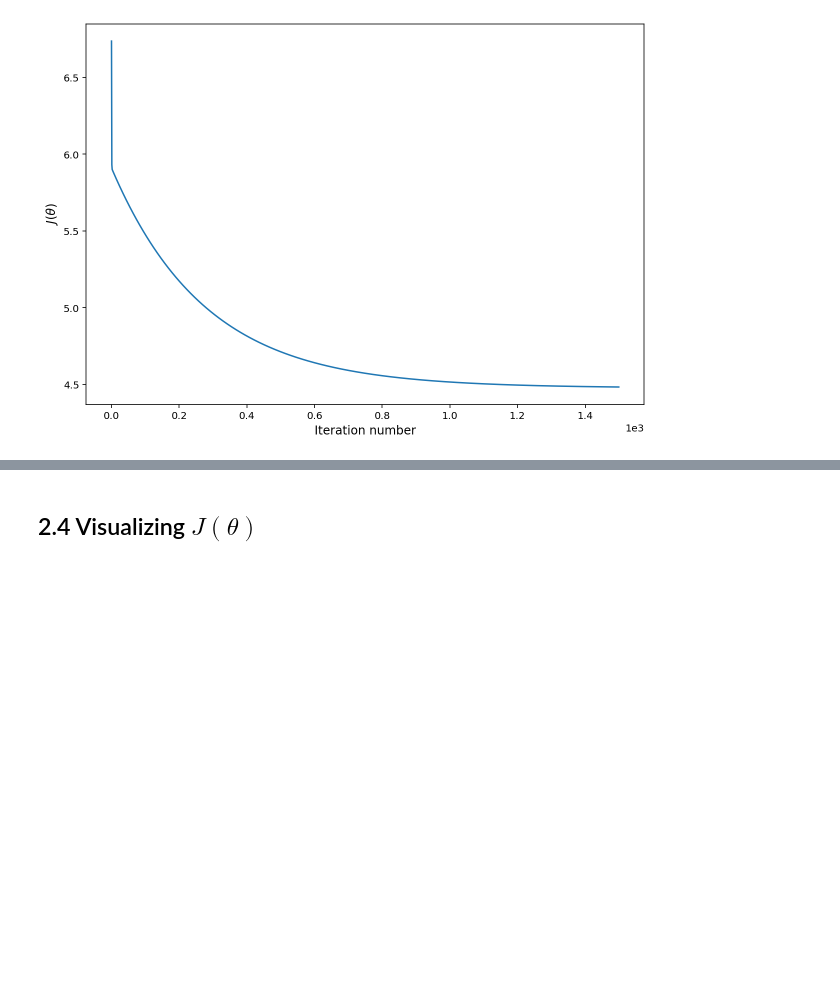
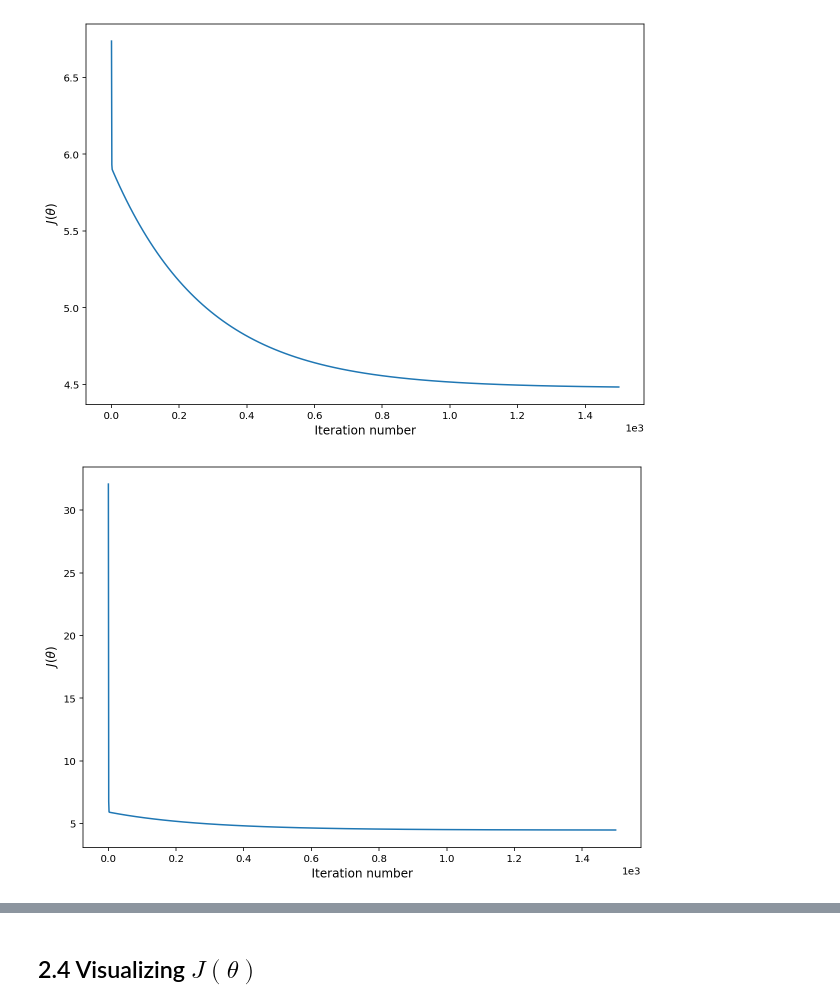
Before and after one commit to earny-joe/ML-Course-Solutions, a Jupyter notebook: ex1/ex1.ipynb, the cells around one changed output, grey strips where cells are left out. Cells and saved outputs as stored; diff of their text form; code cells hidden in the pictures; blank space fills up the shorter version.

```diff
--- a/ex1/ex1.ipynb
+++ b/ex1/ex1.ipynb
@@ -115,3 +150,5 @@ theta_new, J_history = gradientDescent(X, y, theta, alpha, iterations)
 theta_new
 # %% [output]
 array([-3.63029144,  1.16636235])
+# %%
+theta2, J_history2 = gradient_descent(X, y, theta, alpha, iterations)
@@ -123,6 +176,14 @@ plt.xlabel(r'Iteration number')
 plt.ylabel(r'$J(\theta)$');
 # %% [output]
 [figure]
+# %%
+# Plot cost function vs. iteration
+plt.figure(figsize=(10,7))
+plt.plot(J_history2)
+plt.xlabel(r'Iteration number')
+plt.ylabel(r'$J(\theta)$');
+# %% [output]
+[figure, added]
 # %%
 # plot data along with Linear regression
 plt.figure(figsize=(10,7))
```
Also changed, not shown: parts of 11 cells of this notebook.
